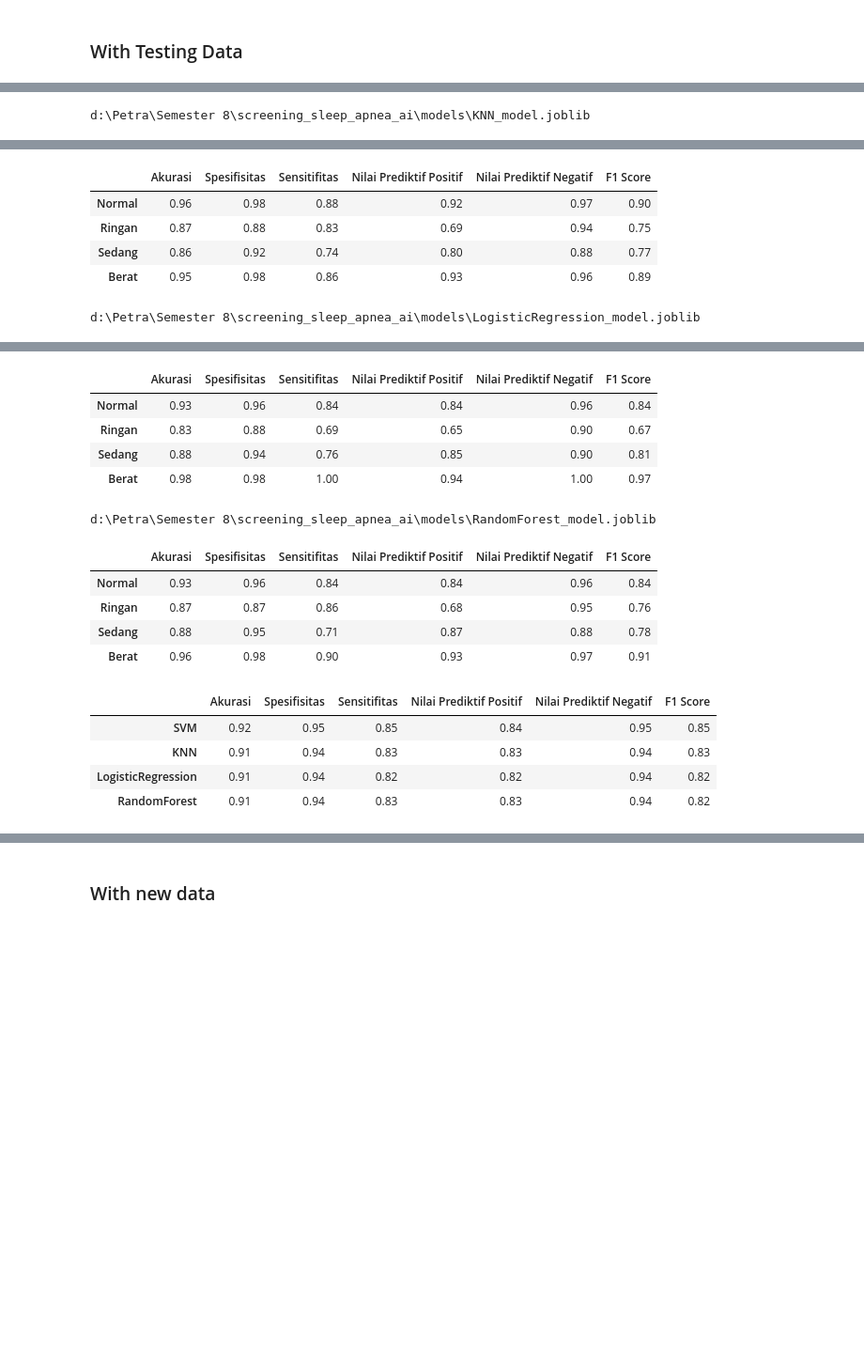
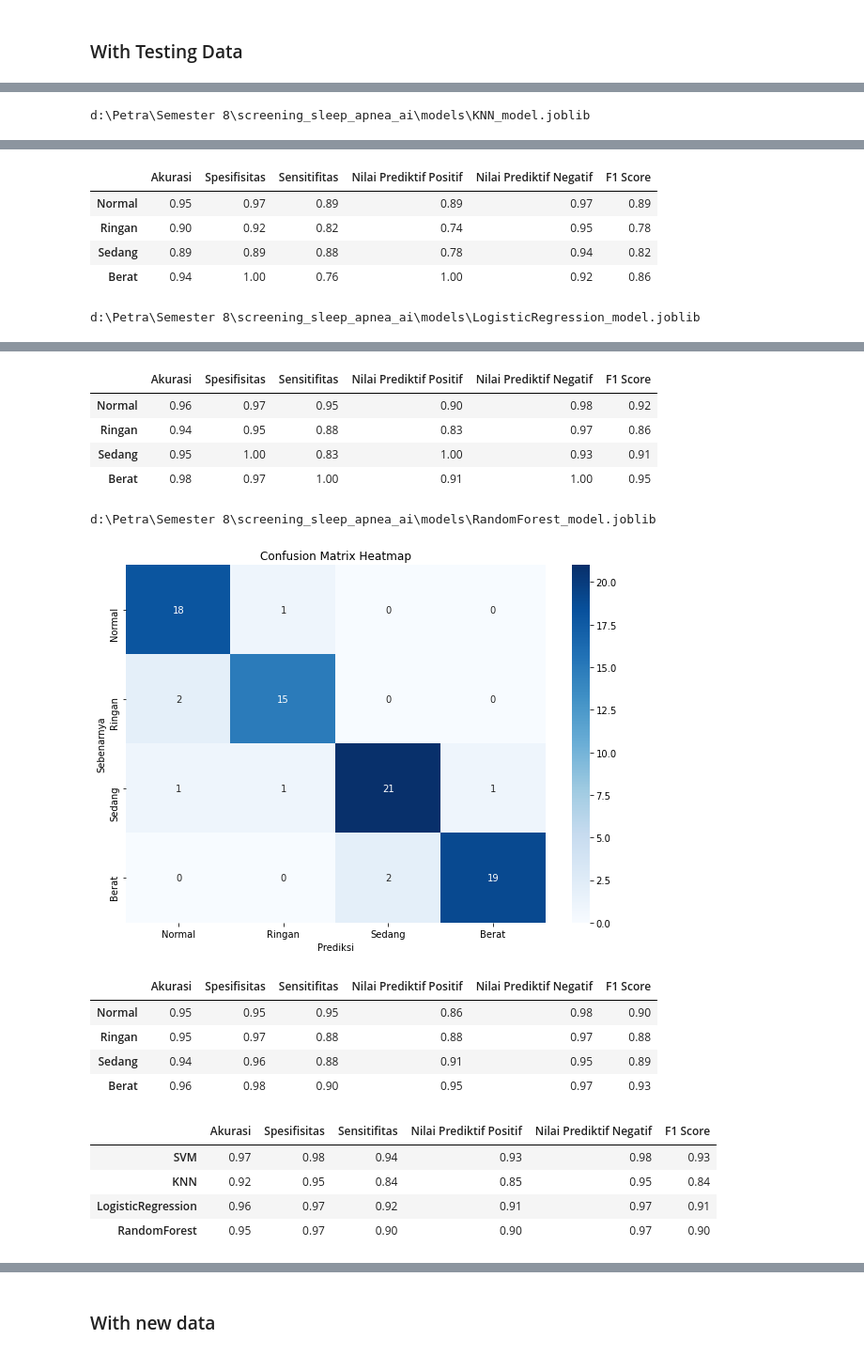
Before and after one commit to anthonyreynaldi/screening_sleep_apnea_ai, a Jupyter notebook: Skripsi_Screening_Sleep_Apnea.ipynb, the cells around one changed output, grey strips where cells are left out. Shown at 94% size. Saved outputs shown, nothing was run; the diff lists cells and outputs as text; code cells hidden in the pictures; blank space fills up the shorter version.

```diff
--- a/Skripsi_Screening_Sleep_Apnea.ipynb
+++ b/Skripsi_Screening_Sleep_Apnea.ipynb
@@ -61,25 +77,3 @@ df
 1002 rows × 17 columns
 # %% [markdown]
 ### Load data from google sheet from local
-# %%
-import gspread
-from oauth2client.service_account import ServiceAccountCredentials
-import pandas as pd
-
-def load_gsheet(sheet_key):
-    scope = ["https://spreadsheets.google.com/feeds", "https://www.googleapis.com/auth/drive"]
-
-    json_keyfile_path = 'screening-sleep-apnea-463b102abcb8.json'
-
-    # Authorize the credentials
-    credentials = ServiceAccountCredentials.from_json_keyfile_name(json_keyfile_path, scope)
-    gc = gspread.authorize(credentials)
-
-    # Open the Google Sheet using the key
-    docSheet = gc.open_by_key(sheet_key)
-
-    # Get all values Convert to a DataFrame
-    return pd.DataFrame.from_records(docSheet.sheet1.get_all_values(), )
-
-df = load_gsheet('1sshI9mIlyuSJdbuS4KDXzvLR_K95y-rLaUgTvoHihd0')
-df
@@ -479,0 +399,7 @@ Please also refer to the documentation for alternative solver options:
+# %%
+# Load dataset
+X = final_prep.drop(columns=['Label (OSA)'])
+y = final_prep['Label (OSA)']
+
+# Split the data into training and test sets
+X_train, X_test, y_train, y_test = train_test_split(X, y, test_size=0.2, random_state=42)
@@ -488,6 +433,6 @@ array(['Berat'], dtype=object)
 ### With Testing Data
 # %%
 models_name = ['SVM', 'KNN', 'LogisticRegression', 'RandomForest']
-validation_model(models_name, X_test, y_test)
+validation_model(models_name, X_test, y_test, path_save='data/validation/normal')
 # %% [output]
 d:\Petra\Semester 8\screening_sleep_apnea_ai\models\SVM_model.joblib
@@ -500,6 +447,6 @@ d:\Petra\Semester 8\screening_sleep_apnea_ai\models\KNN_model.joblib
 |  | Akurasi | Spesifisitas | Sensitifitas | Nilai Prediktif Positif | Nilai Prediktif Negatif | F1 Score |
-| Normal | 0.96 | 0.98 | 0.88 | 0.92 | 0.97 | 0.90 |
-| Ringan | 0.87 | 0.88 | 0.83 | 0.69 | 0.94 | 0.75 |
-| Sedang | 0.86 | 0.92 | 0.74 | 0.80 | 0.88 | 0.77 |
-| Berat | 0.95 | 0.98 | 0.86 | 0.93 | 0.96 | 0.89 |
+| Normal | 0.95 | 0.97 | 0.89 | 0.89 | 0.97 | 0.89 |
+| Ringan | 0.90 | 0.92 | 0.82 | 0.74 | 0.95 | 0.78 |
+| Sedang | 0.89 | 0.89 | 0.88 | 0.78 | 0.94 | 0.82 |
+| Berat | 0.94 | 1.00 | 0.76 | 1.00 | 0.92 | 0.86 |
 d:\Petra\Semester 8\screening_sleep_apnea_ai\models\LogisticRegression_model.joblib
@@ -506,16 +454,17 @@ d:\Petra\Semester 8\screening_sleep_apnea_ai\models\LogisticRegression_model.job
 |  | Akurasi | Spesifisitas | Sensitifitas | Nilai Prediktif Positif | Nilai Prediktif Negatif | F1 Score |
-| Normal | 0.93 | 0.96 | 0.84 | 0.84 | 0.96 | 0.84 |
-| Ringan | 0.83 | 0.88 | 0.69 | 0.65 | 0.90 | 0.67 |
-| Sedang | 0.88 | 0.94 | 0.76 | 0.85 | 0.90 | 0.81 |
-| Berat | 0.98 | 0.98 | 1.00 | 0.94 | 1.00 | 0.97 |
+| Normal | 0.96 | 0.97 | 0.95 | 0.90 | 0.98 | 0.92 |
+| Ringan | 0.94 | 0.95 | 0.88 | 0.83 | 0.97 | 0.86 |
+| Sedang | 0.95 | 1.00 | 0.83 | 1.00 | 0.93 | 0.91 |
+| Berat | 0.98 | 0.97 | 1.00 | 0.91 | 1.00 | 0.95 |
 d:\Petra\Semester 8\screening_sleep_apnea_ai\models\RandomForest_model.joblib
+[figure, added]
 |  | Akurasi | Spesifisitas | Sensitifitas | Nilai Prediktif Positif | Nilai Prediktif Negatif | F1 Score |
-| Normal | 0.93 | 0.96 | 0.84 | 0.84 | 0.96 | 0.84 |
-| Ringan | 0.87 | 0.87 | 0.86 | 0.68 | 0.95 | 0.76 |
-| Sedang | 0.88 | 0.95 | 0.71 | 0.87 | 0.88 | 0.78 |
-| Berat | 0.96 | 0.98 | 0.90 | 0.93 | 0.97 | 0.91 |
+| Normal | 0.95 | 0.95 | 0.95 | 0.86 | 0.98 | 0.90 |
+| Ringan | 0.95 | 0.97 | 0.88 | 0.88 | 0.97 | 0.88 |
+| Sedang | 0.94 | 0.96 | 0.88 | 0.91 | 0.95 | 0.89 |
+| Berat | 0.96 | 0.98 | 0.90 | 0.95 | 0.97 | 0.93 |
 |  | Akurasi | Spesifisitas | Sensitifitas | Nilai Prediktif Positif | Nilai Prediktif Negatif | F1 Score |
-| SVM | 0.92 | 0.95 | 0.85 | 0.84 | 0.95 | 0.85 |
-| KNN | 0.91 | 0.94 | 0.83 | 0.83 | 0.94 | 0.83 |
-| LogisticRegression | 0.91 | 0.94 | 0.82 | 0.82 | 0.94 | 0.82 |
-| RandomForest | 0.91 | 0.94 | 0.83 | 0.83 | 0.94 | 0.82 |
+| SVM | 0.97 | 0.98 | 0.94 | 0.93 | 0.98 | 0.93 |
+| KNN | 0.92 | 0.95 | 0.84 | 0.85 | 0.95 | 0.84 |
+| LogisticRegression | 0.96 | 0.97 | 0.92 | 0.91 | 0.97 | 0.91 |
+| RandomForest | 0.95 | 0.97 | 0.90 | 0.90 | 0.97 | 0.90 |
```
Also changed, not shown: parts of 56 cells of this notebook, 14 other files.
